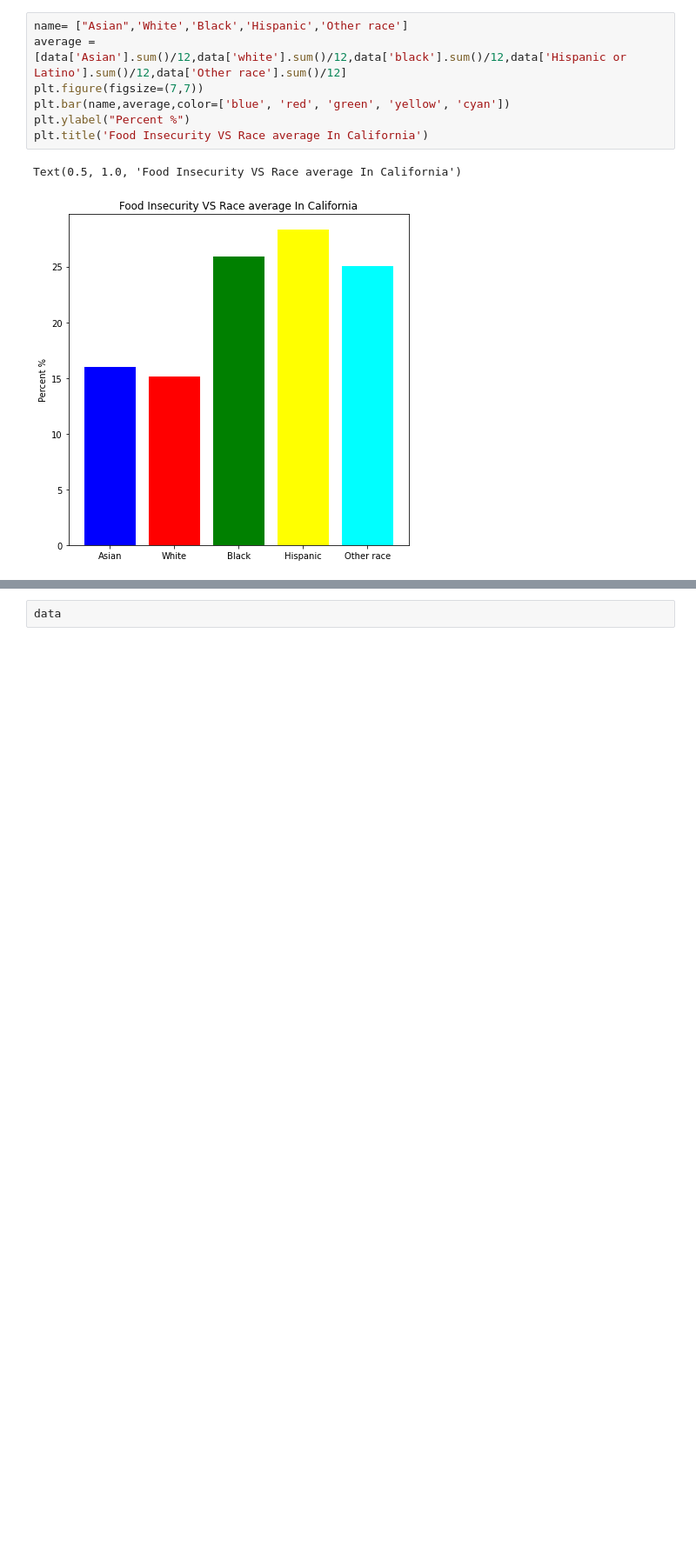
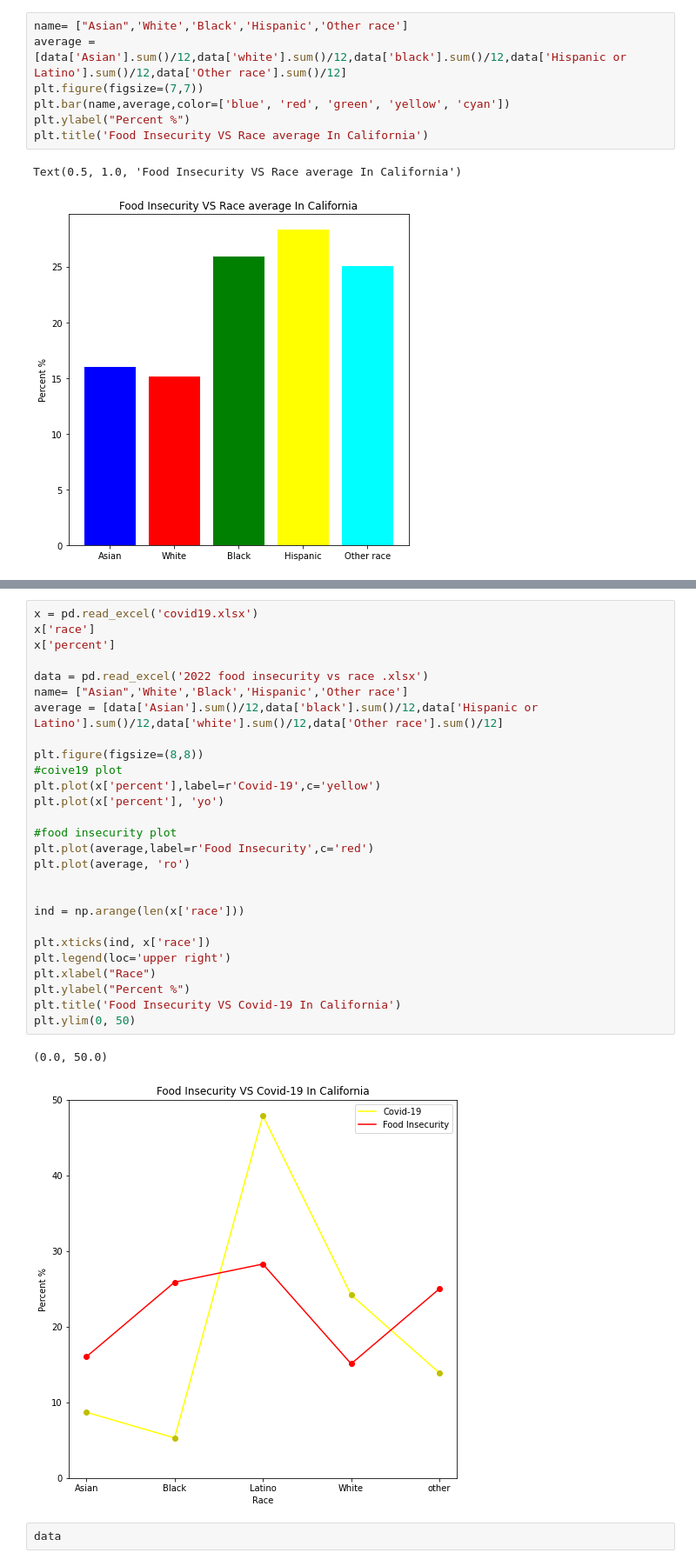
Before and after one commit to MCsweetsoup/ECE143-FinalProject, a Jupyter notebook: Food Insercuity.ipynb, the cells around one changed output, grey strips where cells are left out. Shown at 87% size. Cells and saved outputs as stored; diff of their text form; blank space fills up the shorter version.

```diff
--- a/Food Insercuity.ipynb
+++ b/Food Insercuity.ipynb
@@ -68,3 +87,33 @@ Text(0.5, 1.0, 'Food Insecurity VS Race average In California')
+# %%
+x = pd.read_excel('covid19.xlsx')
+x['race']
+x['percent']
+
+data = pd.read_excel('2022 food insecurity vs race .xlsx')
+name= ["Asian",'White','Black','Hispanic','Other race']
+average = [data['Asian'].sum()/12,data['black'].sum()/12,data['Hispanic or Latino'].sum()/12,data['white'].sum()/12,data['Other race'].sum()/12]
+
+plt.figure(figsize=(8,8))
+#coive19 plot
+plt.plot(x['percent'],label=r'Covid-19',c='yellow')
+plt.plot(x['percent'], 'yo')
+
+#food insecurity plot
+plt.plot(average,label=r'Food Insecurity',c='red')
+plt.plot(average, 'ro')
+
+
+ind = np.arange(len(x['race']))
+
+plt.xticks(ind, x['race'])
+plt.legend(loc='upper right')
+plt.xlabel("Race")
+plt.ylabel("Percent %")
+plt.title('Food Insecurity VS Covid-19 In California')
+plt.ylim(0, 50)
+# %% [output]
+(0.0, 50.0)
+[figure, added]
 # %%
 data
 # %% [output]
```
Also changed, not shown: parts of 2 cells of this notebook, 8 other files.
